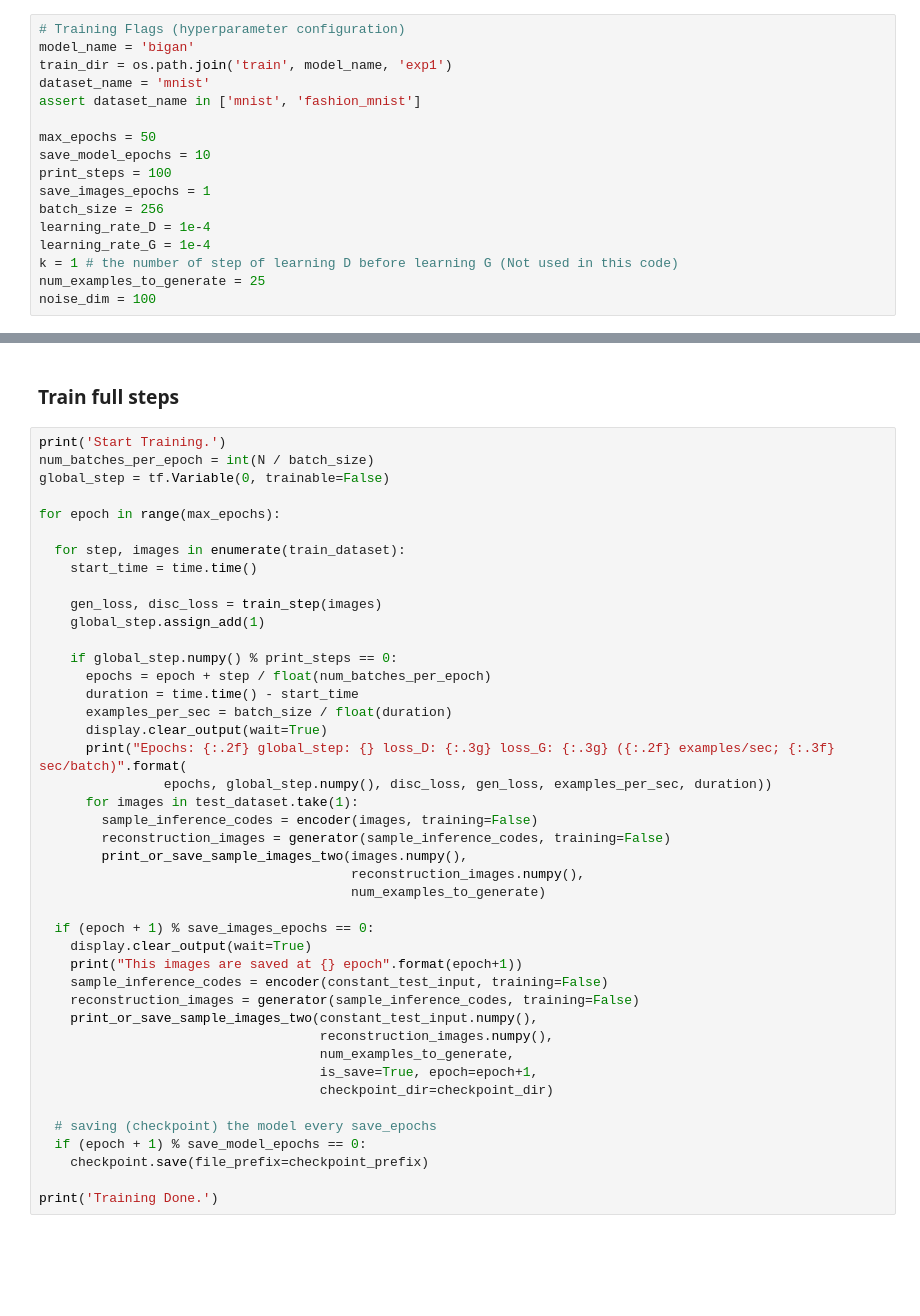
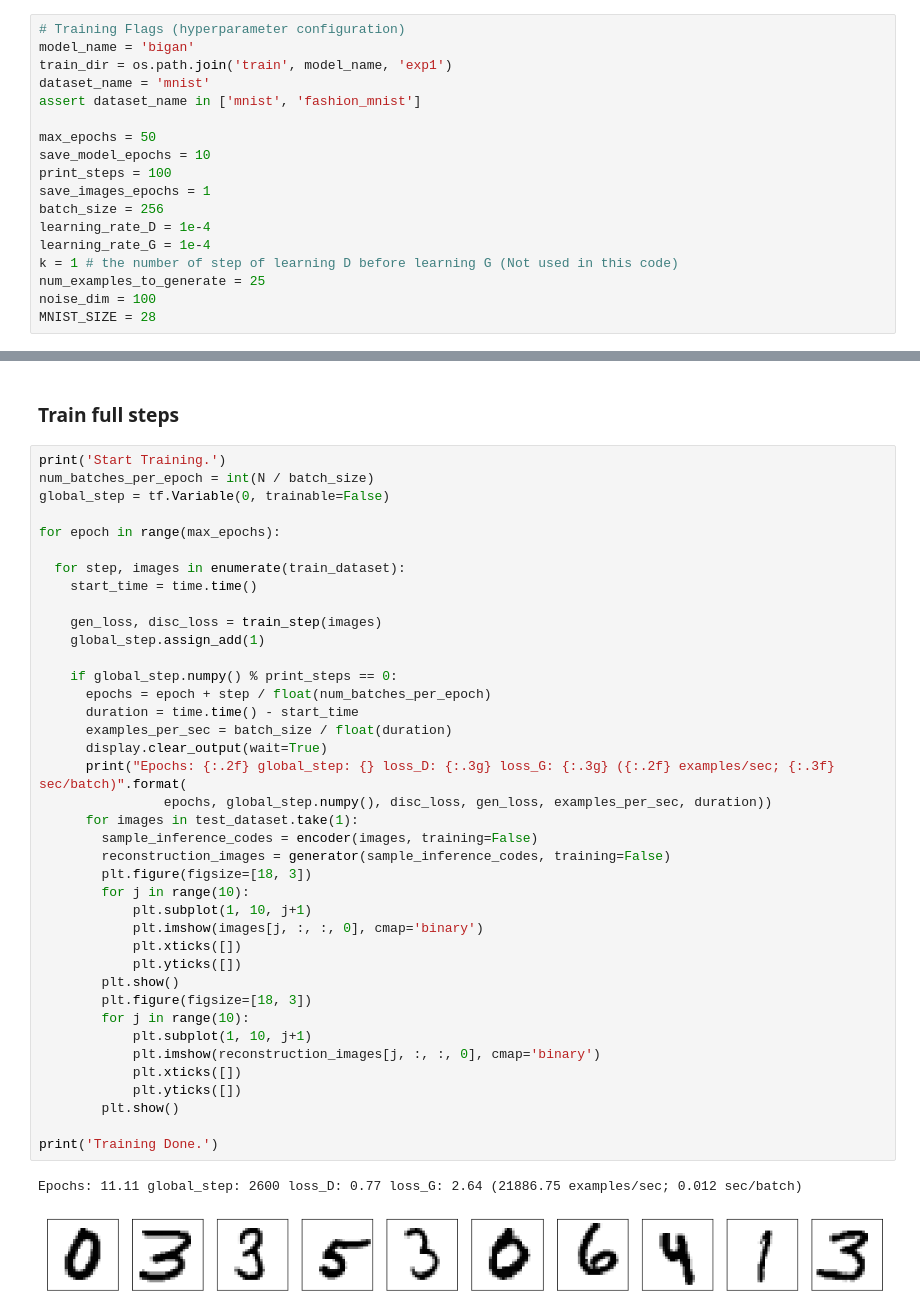
Before and after one commit to scpark20/DGM-colab, a Jupyter notebook: GAN/BiGAN.ipynb, the cells around one changed output, grey strips where cells are left out. Drawn from its saved outputs; the diff is of its cells as text; blank space fills up the shorter version.

```diff
--- a/GAN/BiGAN.ipynb
+++ b/GAN/BiGAN.ipynb
@@ -57,6 +48,7 @@ learning_rate_G = 1e-4
 k = 1 # the number of step of learning D before learning G (Not used in this code)
 num_examples_to_generate = 25
 noise_dim = 100
+MNIST_SIZE = 28
 # %% [markdown]
 ## 3. Load the MNIST dataset
 # %%
@@ -288,43 +368,42 @@ def train_step(images):
 # %%
 print('Start Training.')
 num_batches_per_epoch = int(N / batch_size)
 global_step = tf.Variable(0, trainable=False)
 
 for epoch in range(max_epochs):
 
   for step, images in enumerate(train_dataset):
     start_time = time.time()
 
     gen_loss, disc_loss = train_step(images)
     global_step.assign_add(1)
 
     if global_step.numpy() % print_steps == 0:
       epochs = epoch + step / float(num_batches_per_epoch)
       duration = time.time() - start_time
       examples_per_sec = batch_size / float(duration)
       display.clear_output(wait=True)
       print("Epochs: {:.2f} global_step: {} loss_D: {:.3g} loss_G: {:.3g} ({:.2f} examples/sec; {:.3f} sec/batch)".format(
                 epochs, global_step.numpy(), disc_loss, gen_loss, examples_per_sec, duration))
       for images in test_dataset.take(1):
         sample_inference_codes = encoder(images, training=False)
         reconstruction_images = generator(sample_inference_codes, training=False)
-        print_or_save_sample_images_two(images.numpy(),
-                                        reconstruction_images.numpy(),
-                                        num_examples_to_generate)
-
-  if (epoch + 1) % save_images_epochs == 0:
-    display.clear_output(wait=True)
-    print("This images are saved at {} epoch".format(epoch+1))
-    sample_inference_codes = encoder(constant_test_input, training=False)
-    reconstruction_images = generator(sample_inference_codes, training=False)
-    print_or_save_sample_images_two(constant_test_input.numpy(),
-                                    reconstruction_images.numpy(),
-                                    num_examples_to_generate,
-                                    is_save=True, epoch=epoch+1,
-                                    checkpoint_dir=checkpoint_dir)
-
-  # saving (checkpoint) the model every save_epochs
-  if (epoch + 1) % save_model_epochs == 0:
-    checkpoint.save(file_prefix=checkpoint_prefix)
+        plt.figure(figsize=[18, 3])
+        for j in range(10):
+            plt.subplot(1, 10, j+1)
+            plt.imshow(images[j, :, :, 0], cmap='binary')
+            plt.xticks([])
+            plt.yticks([])
+        plt.show()
+        plt.figure(figsize=[18, 3])
+        for j in range(10):
+            plt.subplot(1, 10, j+1)
+            plt.imshow(reconstruction_images[j, :, :, 0], cmap='binary')
+            plt.xticks([])
+            plt.yticks([])
+        plt.show()
 
 print('Training Done.')
+# %% [output]
+Epochs: 11.11 global_step: 2600 loss_D: 0.77 loss_G: 2.64 (21886.75 examples/sec; 0.012 sec/batch)
+[figure, added]
```
Also changed, not shown: parts of 20 cells of this notebook, 5 other files.
